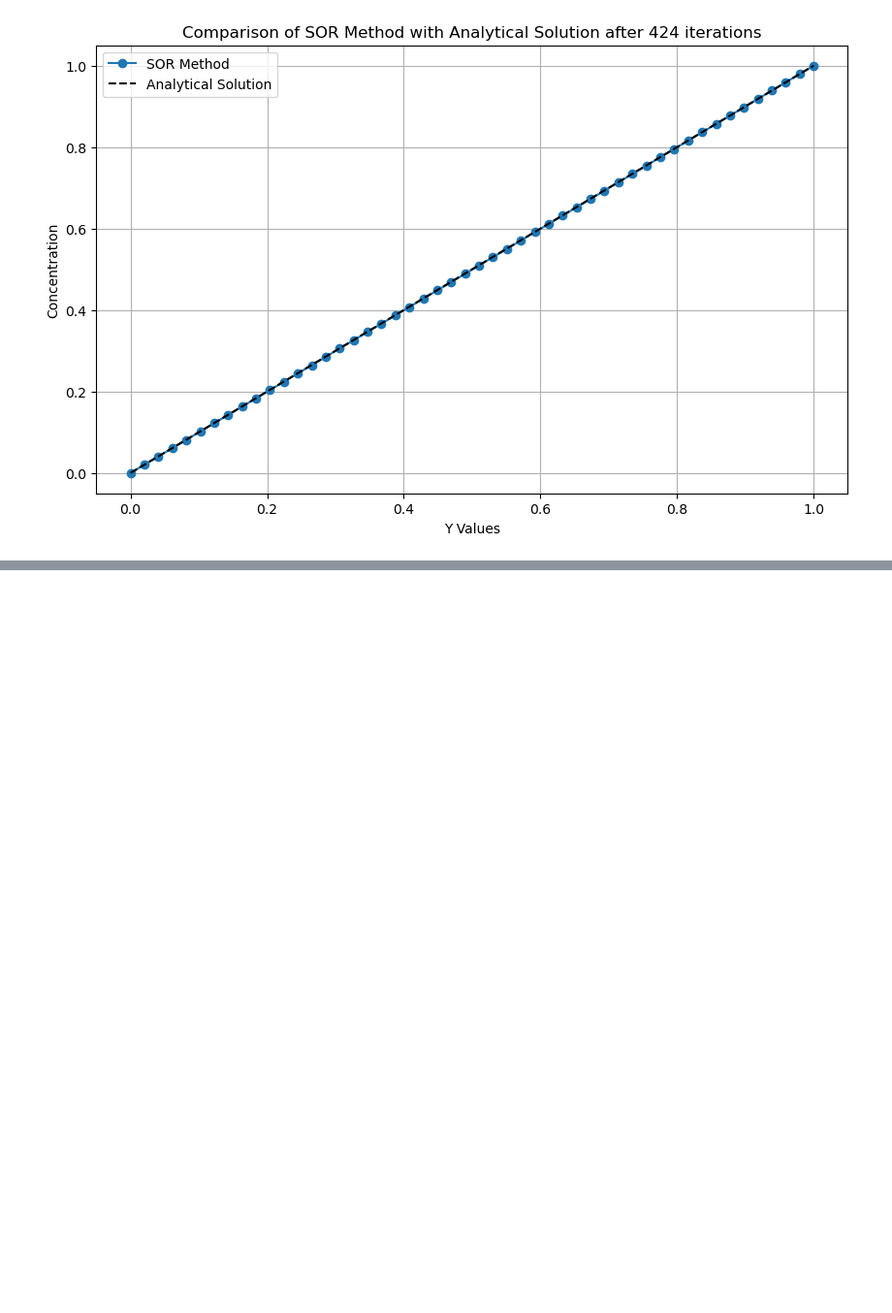
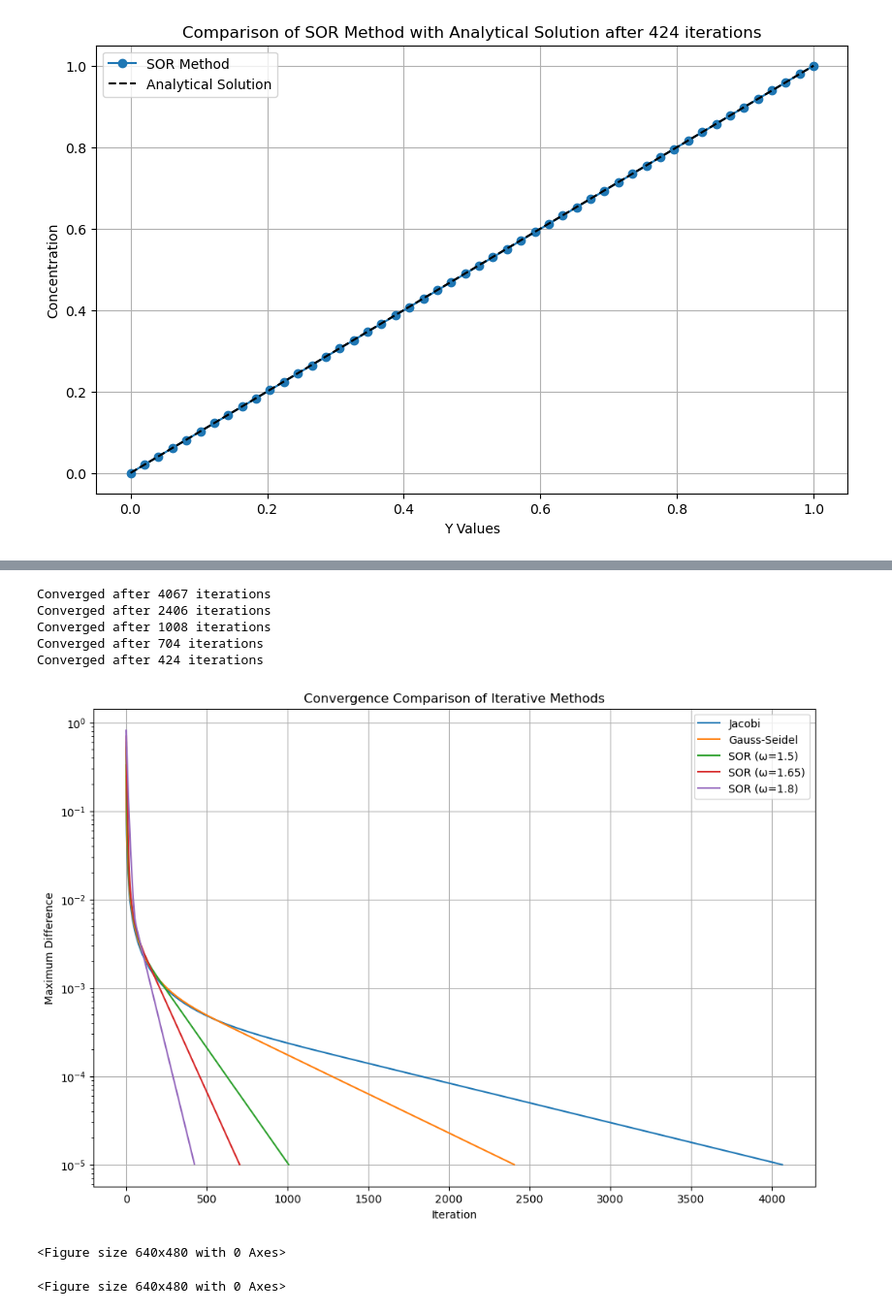
Before and after one commit to liesbeto/SciCompGroup8, a Jupyter notebook: src/final.ipynb, the cells around one changed output, grey strips where cells are left out. Shown at 97% size. Saved outputs shown, nothing was run; the diff lists cells and outputs as text; code cells hidden in the pictures; blank space fills up the shorter version.

```diff
--- a/src/final.ipynb
+++ b/src/final.ipynb
@@ -24,9 +38,19 @@ def analytical_solution(x, t, D, max_range=10):
     return sum_analytical
 # %%
 def initialize_grid(N: int):
-    '''
-    Initialize a 2D grid with NXN dimensions
-    '''
+    """
+    Initialize a 2D grid of size N x N with the bottom row set to 1.0.
+
+    Parameters:
+    -----------
+    N : int
+        Size of the grid (number of rows and columns).
+
+    Returns:
+    --------
+    ndarray
+        A 2D array representing the grid.
+    """
     grid = np.zeros((N, N))
     grid[-1, :] = 1.0
 
@@ -79,7 +140,7 @@ def simulate_diffusion_2d(N, D, dx, dt, T, method="Explicit", omega=1.85, tol= 1
     time_points = [0.0]
     special_times = [0.001, 0.01, 0.1, 1.0]
 
-    # Compute and store the grid and time step
+
     if method == 'Explicit':
       for step in range(1, n_steps + 1):
           c = get_next_grid(c, N, dt, D, dx, method=method, omega=omega)
@@ -93,6 +154,7 @@ def simulate_diffusion_2d(N, D, dx, dt, T, method="Explicit", omega=1.85, tol= 1
 
     elif method in ['Jacobi', 'Gauss-Seidel', 'SOR']:
       iters = 0
+      max_difference= []
       while True:
           c, max_diff = get_next_grid(c, N, dt, D, dx, method=method, omega=omega)
 
@@ -103,9 +165,9 @@ def simulate_diffusion_2d(N, D, dx, dt, T, method="Explicit", omega=1.85, tol= 1
               print(f"Converged after {iters} iterations")
               break
 
-
+          max_difference.append(max_diff)
           iters += 1
 
-      return iters,c_history
+      return iters, c_history, max_difference
 # %%
 def validate_against_analytical(x_points, times, D, c_history, N):
@@ -373,0 +505,11 @@ Converged after 24226 iterations
+# %%
+compare_iterative_methods(N, D, dx, dt, T, tol=1e-5)
+# %% [output]
+Converged after 4067 iterations
+Converged after 2406 iterations
+Converged after 1008 iterations
+Converged after 704 iterations
+Converged after 424 iterations
+[figure, added]
+<Figure size 640x480 with 0 Axes>
+<Figure size 640x480 with 0 Axes>
```
Also changed, not shown: parts of 30 cells of this notebook.
